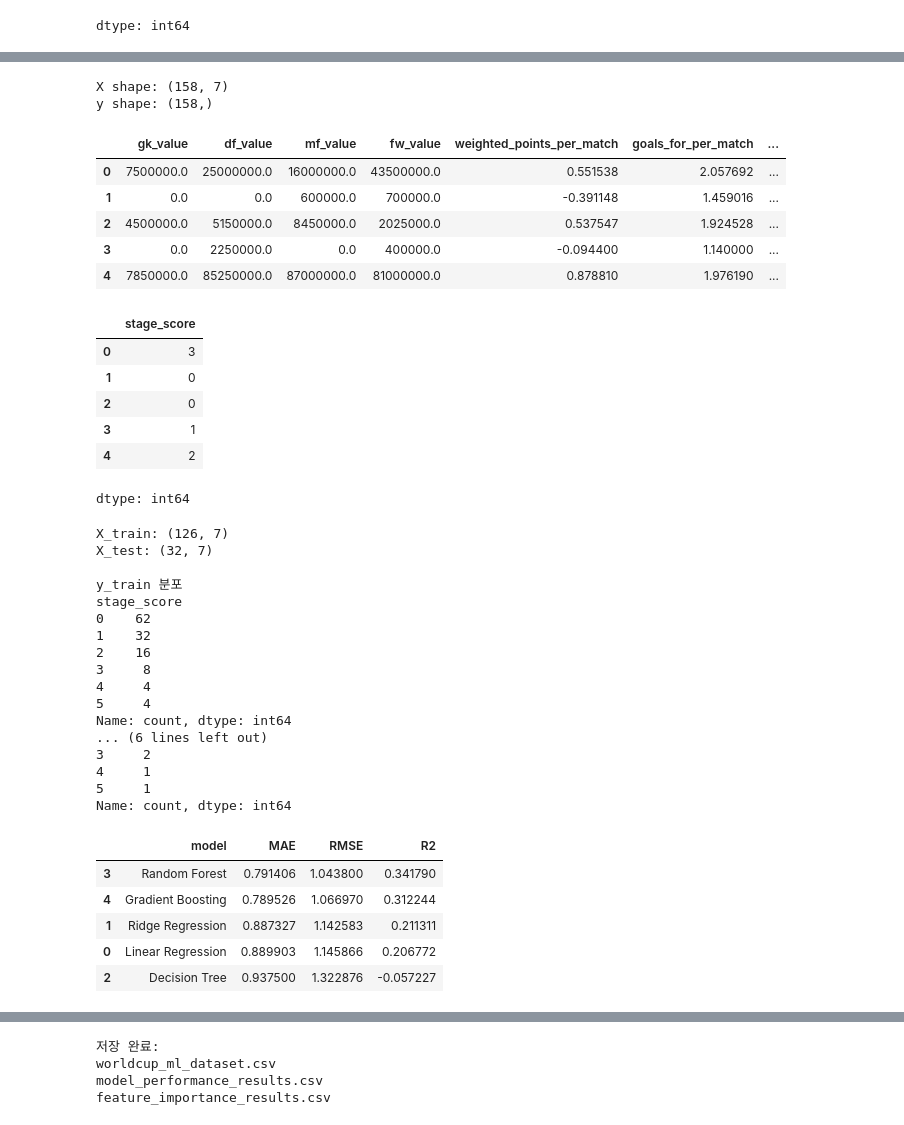
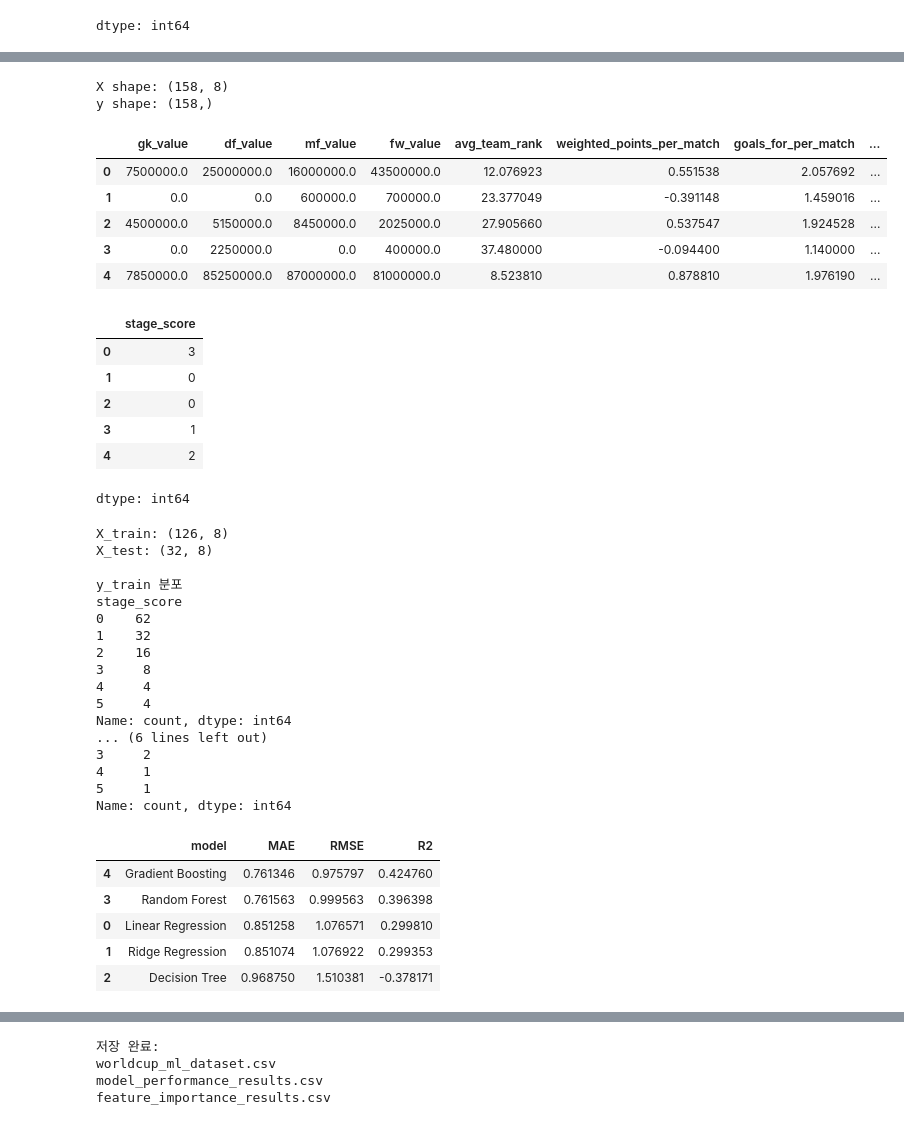
Before and after one commit to seop-byte/worldcup-2026-winner-prediction, a Jupyter notebook: worldcup_2026_prediction.ipynb, the cells around one changed output, grey strips where cells are left out. Cells and saved outputs as stored; diff of their text form; code cells hidden in the pictures.

```diff
--- a/worldcup_2026_prediction.ipynb
+++ b/worldcup_2026_prediction.ipynb
@@ -264,6 +264,7 @@ def attach_rank_by_date(team_records, rank_df):
 
 
 # FIFA 랭킹 기반 가중 승점 계산 함수
+# FIFA 랭킹 기반 가중 승점 계산 함수
 def calculate_rank_weighted_point(row):
     team_rank = row["team_rank"]
     opponent_rank = row["opponent_rank"]
@@ -277,11 +278,24 @@ def calculate_rank_weighted_point(row):
     # rank_diff < 0: 상대가 나보다 약팀
     rank_diff = team_rank - opponent_rank
 
+    # 랭킹 차이 반영 강도
+    # 기존 1.0보다 약하게 반영해서 최근 성적이 과도하게 튀는 현상을 완화
+    rank_weight_strength = 1.0
+
     # 승리/무승부: 강팀 상대로 얻은 점수는 더 크게
-    positive_multiplier = np.clip(1 + rank_diff / 100, 0.5, 1.8)
+    # 약팀 상대로 얻은 점수는 덜 크게
+    positive_multiplier = np.clip(
+        1 + rank_weight_strength * (rank_diff / 100),
+        0.5,
+        1.8
+    )
 
     # 패배: 약팀에게 지면 더 크게 감점, 강팀에게 지면 덜 감점
-    loss_multiplier = np.clip(1 - rank_diff / 100, 0.5, 1.8)
+    loss_multiplier = np.clip(
+        1 - rank_weight_strength * (rank_diff / 100),
+        0.5,
+        1.8
+    )
 
     if result == "W":
         return 3 * positive_multiplier
@@ -1063,6 +1077,7 @@ temp_feature_cols = [
     "df_value",
     "mf_value",
     "fw_value",
+    "avg_team_rank",
     "weighted_points_per_match",
     "goals_for_per_match",
     "goals_against_per_match"
@@ -1124,35 +1140,36 @@ worldcup_ml_dataset.csv 저장 완료
 # %%
 # 사용할 feature와 label 설정
 
 feature_cols = [
     "gk_value",
     "df_value",
     "mf_value",
     "fw_value",
+    "avg_team_rank",
     "weighted_points_per_match",
     "goals_for_per_match",
     "goals_against_per_match"
 ]
 
 target_col = "stage_score"
 
 X = ml_data[feature_cols]
 y = ml_data[target_col]
 
 print("X shape:", X.shape)
 print("y shape:", y.shape)
 
 display(X.head())
 display(y.head())
 # %% [output]
-X shape: (158, 7)
+X shape: (158, 8)
 y shape: (158,)
-|  | gk_value | df_value | mf_value | fw_value | weighted_points_per_match | goals_for_per_match | ... |
-| 0 | 7500000.0 | 25000000.0 | 16000000.0 | 43500000.0 | 0.551538 | 2.057692 | ... |
-| 1 | 0.0 | 0.0 | 600000.0 | 700000.0 | -0.391148 | 1.459016 | ... |
-| 2 | 4500000.0 | 5150000.0 | 8450000.0 | 2025000.0 | 0.537547 | 1.924528 | ... |
-| 3 | 0.0 | 2250000.0 | 0.0 | 400000.0 | -0.094400 | 1.140000 | ... |
-| 4 | 7850000.0 | 85250000.0 | 87000000.0 | 81000000.0 | 0.878810 | 1.976190 | ... |
+|  | gk_value | df_value | mf_value | fw_value | avg_team_rank | weighted_points_per_match | goals_for_per_match | ... |
+| 0 | 7500000.0 | 25000000.0 | 16000000.0 | 43500000.0 | 12.076923 | 0.551538 | 2.057692 | ... |
+| 1 | 0.0 | 0.0 | 600000.0 | 700000.0 | 23.377049 | -0.391148 | 1.459016 | ... |
+| 2 | 4500000.0 | 5150000.0 | 8450000.0 | 2025000.0 | 27.905660 | 0.537547 | 1.924528 | ... |
+| 3 | 0.0 | 2250000.0 | 0.0 | 400000.0 | 37.480000 | -0.094400 | 1.140000 | ... |
+| 4 | 7850000.0 | 85250000.0 | 87000000.0 | 81000000.0 | 8.523810 | 0.878810 | 1.976190 | ... |
 |  | stage_score |
 | 0 | 3 |
 | 1 | 0 |
@@ -1179,8 +1196,8 @@ print(y_train.value_counts().sort_index())
 print("\ny_test 분포")
 print(y_test.value_counts().sort_index())
 # %% [output]
-X_train: (126, 7)
-X_test: (32, 7)
+X_train: (126, 8)
+X_test: (32, 8)
 
 y_train 분포
 stage_score
@@ -1234,11 +1251,11 @@ results_df = pd.DataFrame(results).sort_values("RMSE")
 display(results_df)
 # %% [output]
 |  | model | MAE | RMSE | R2 |
-| 3 | Random Forest | 0.791406 | 1.043800 | 0.341790 |
-| 4 | Gradient Boosting | 0.789526 | 1.066970 | 0.312244 |
-| 1 | Ridge Regression | 0.887327 | 1.142583 | 0.211311 |
-| 0 | Linear Regression | 0.889903 | 1.145866 | 0.206772 |
-| 2 | Decision Tree | 0.937500 | 1.322876 | -0.057227 |
+| 4 | Gradient Boosting | 0.761346 | 0.975797 | 0.424760 |
+| 3 | Random Forest | 0.761563 | 0.999563 | 0.396398 |
+| 0 | Linear Regression | 0.851258 | 1.076571 | 0.299810 |
+| 1 | Ridge Regression | 0.851074 | 1.076922 | 0.299353 |
+| 2 | Decision Tree | 0.968750 | 1.510381 | -0.378171 |
 # %%
 best_model_name = results_df.iloc[0]["model"]
 best_model = models[best_model_name]
```
Also changed, not shown: parts of 17 cells of this notebook.
